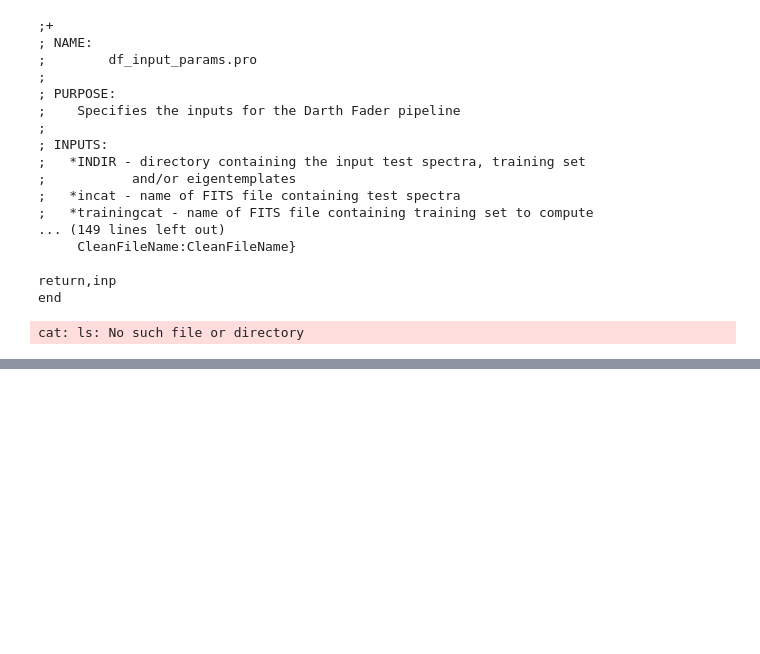
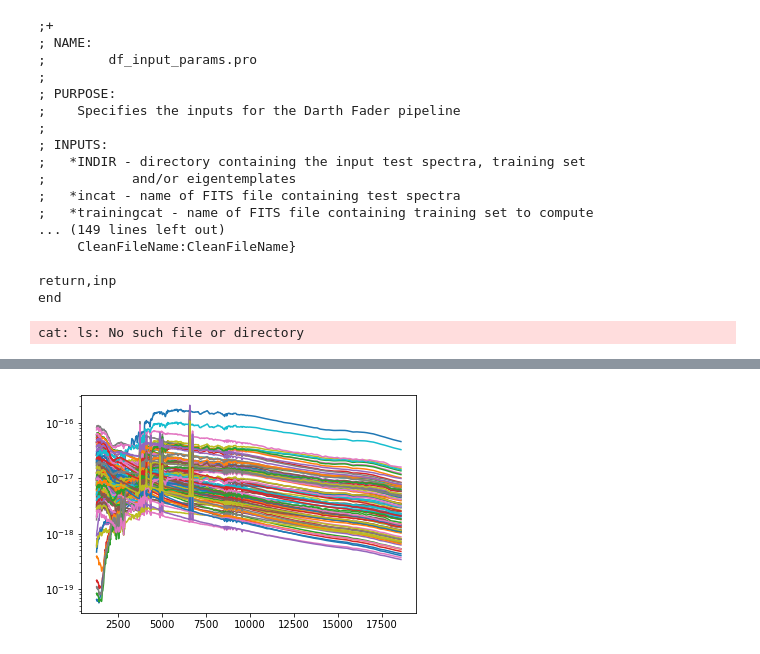
Before and after one commit to dedale-fet/dedale_d51, a Jupyter notebook: notebooks/2018-03-14_scratch_notebook.ipynb, the cells around one changed output, grey strips where cells are left out. Cells and saved outputs as stored; diff of their text form; code cells hidden in the pictures; blank space fills up the shorter version.

```diff
--- a/notebooks/2018-03-14_scratch_notebook.ipynb
+++ b/notebooks/2018-03-14_scratch_notebook.ipynb
@@ -143,0 +188,2 @@ cat: ls: No such file or directory
+# %%
+templates = pd.read_csv("/Users/brunomor/lib/python/dedale_d51/scripts/cosmossnap_postprocessing/templates.csv")
@@ -143,0 +194,5 @@ cat: ls: No such file or directory
+# %%
+plt.plot(templates["lambda"], templates.iloc[:, 1:100])
+plt.yscale("log")
+# %% [output]
+[figure, added]
```
Also changed, not shown: parts of 8 cells of this notebook, 4 other files.
